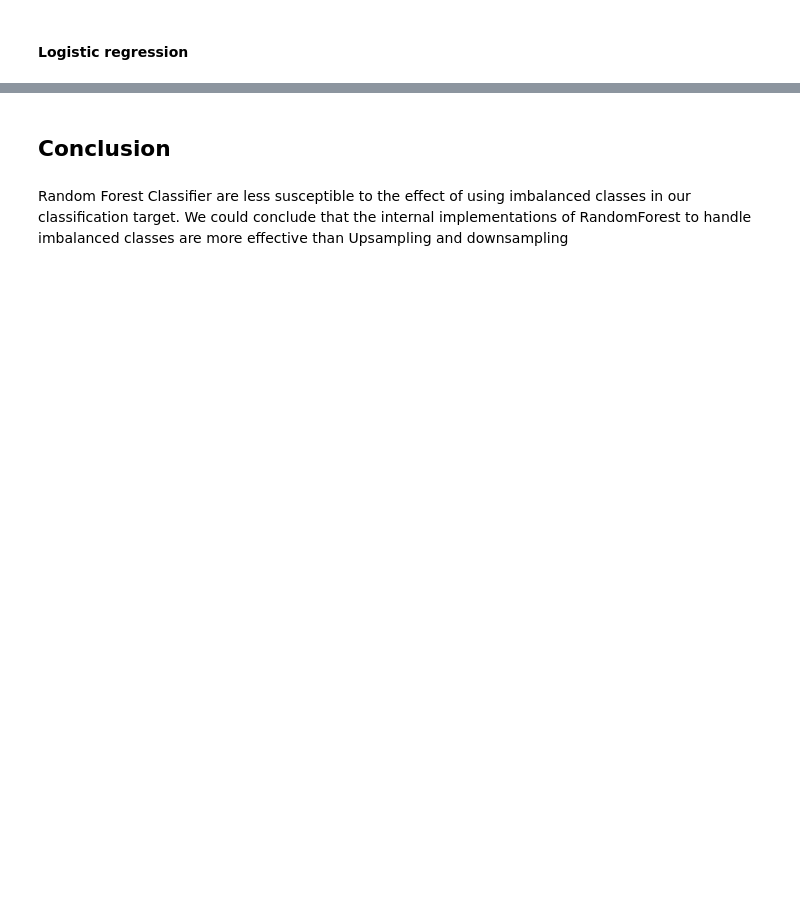
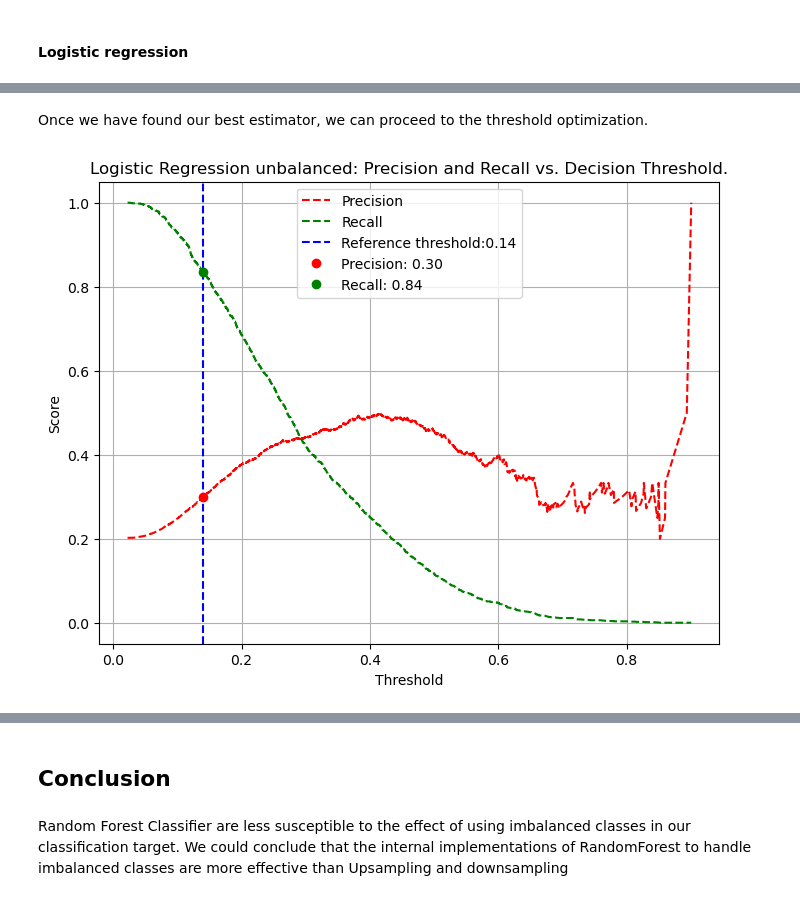
Before and after one commit to devleonfull/betabank_case, a Jupyter notebook: betabank_analysis.ipynb, the cells around one changed output, grey strips where cells are left out. Drawn from its saved outputs; the diff is of its cells as text; code cells hidden in the pictures; blank space fills up the shorter version.

```diff
--- a/betabank_analysis.ipynb
+++ b/betabank_analysis.ipynb
@@ -711,0 +313,6 @@ Final AUC-ROC score: 0.7401506129175839
+# %%
+log_reg_grid_search = GridSearchCV(
+    log_reg_pipeline, param_grid, cv=5, scoring="roc_auc"
+)
+# %%
+log_reg_grid_search.fit(X_train, y_train)
@@ -711,0 +337,13 @@ Final AUC-ROC score: 0.7401506129175839
+# %% [markdown]
+Once we have found our best estimator, we can proceed to the threshold optimization.
+# %%
+y_oof_proba = cross_val_predict(
+    log_reg_grid_search.best_estimator_, X_train, y_train, cv=5, method="predict_proba"
+)[:, 1]
+# %%
+best_threshold = calculate_optimal_threshold(y_train, y_oof_proba)
+# %%
+ax = plot_recall_precision_curve(y_train, y_oof_proba,  "Logistic Regression unbalanced: Precision and Recall vs. Decision Threshold.", best_threshold,)
+plt.show()
+# %% [output]
+[figure, added]
```
Also changed, not shown: parts of 138 cells of this notebook, 4 other files.
